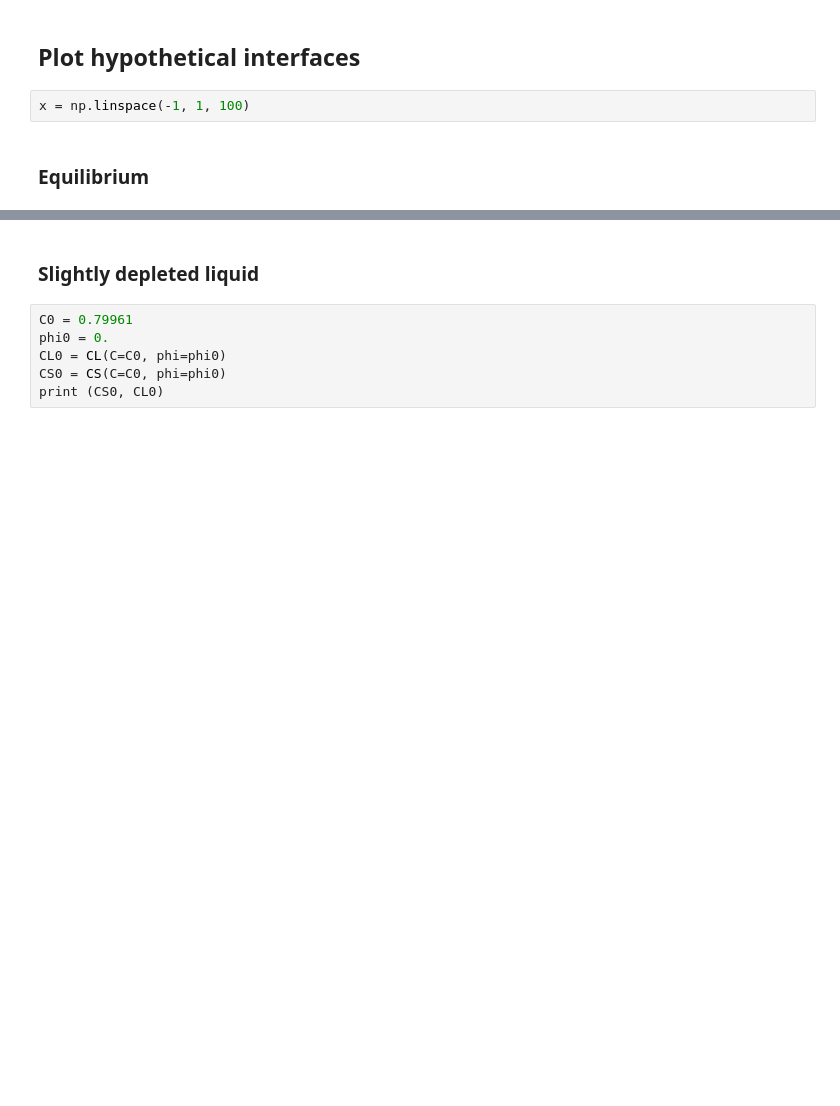
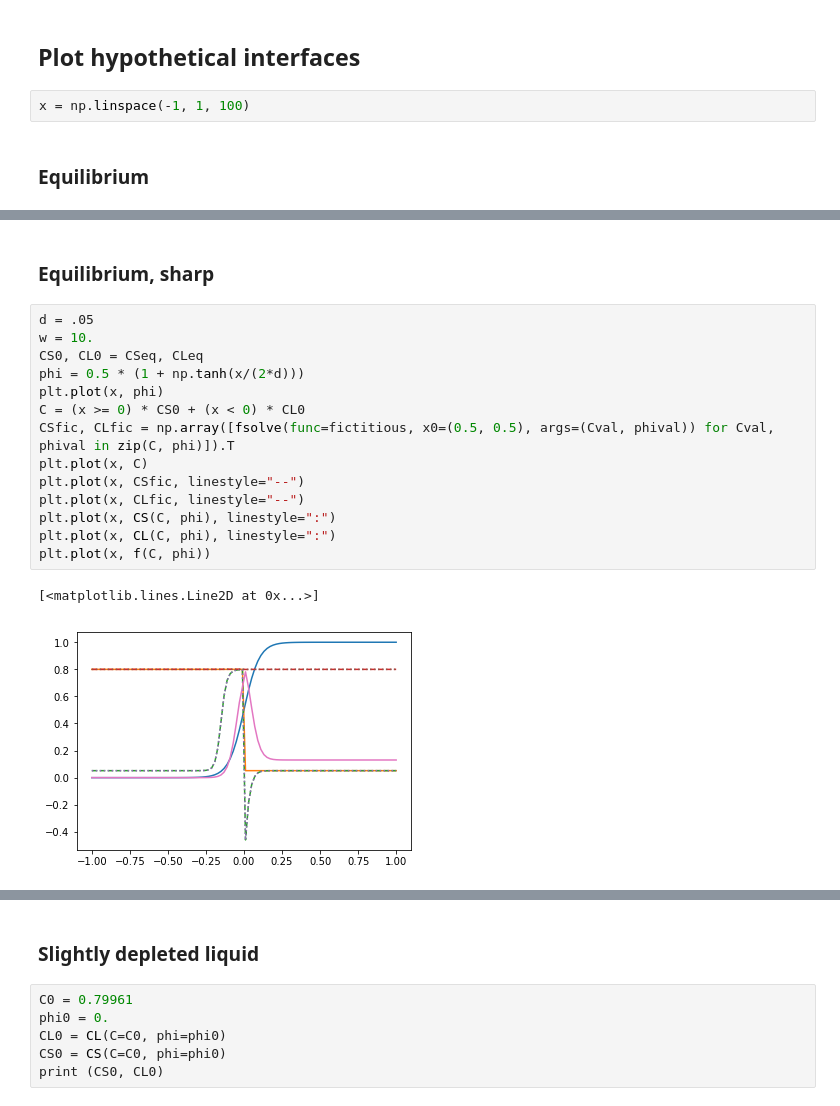
Before and after one commit to guyer/Keller, a Jupyter notebook: KKS.ipynb, the cells around one changed output, grey strips where cells are left out. Saved outputs shown, nothing was run; the diff lists cells and outputs as text; blank space fills up the shorter version.

Commit message:
Change interpolant and add different equilibrium cases

```diff
--- a/KKS.ipynb
+++ b/KKS.ipynb
@@ -121,0 +122,19 @@ plt.plot(x, f(C, phi))
+# %% [markdown]
+### Equilibrium, sharp
+# %%
+d = .05
+w = 10.
+CS0, CL0 = CSeq, CLeq
+phi = 0.5 * (1 + np.tanh(x/(2*d)))
+plt.plot(x, phi)
+C = (x >= 0) * CS0 + (x < 0) * CL0
+CSfic, CLfic = np.array([fsolve(func=fictitious, x0=(0.5, 0.5), args=(Cval, phival)) for Cval, phival in zip(C, phi)]).T
+plt.plot(x, C)
+plt.plot(x, CSfic, linestyle="--")
+plt.plot(x, CLfic, linestyle="--")
+plt.plot(x, CS(C, phi), linestyle=":")
+plt.plot(x, CL(C, phi), linestyle=":")
+plt.plot(x, f(C, phi))
+# %% [output]
+[<matplotlib.lines.Line2D at 0x...>]
+[figure, added]
```
Also changed, not shown: parts of 7 cells of this notebook.
